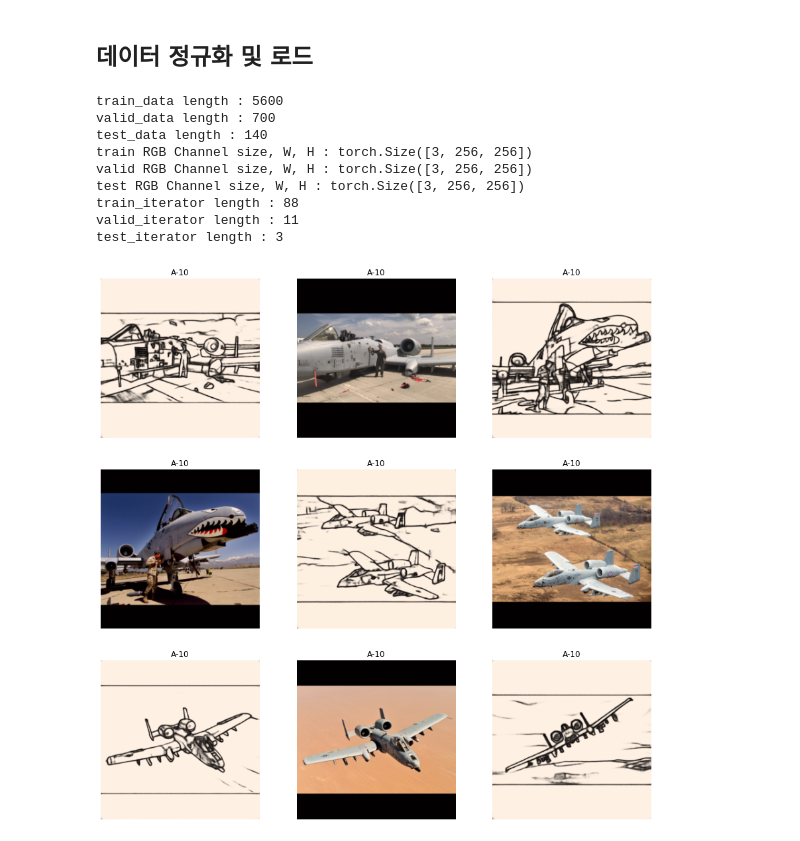
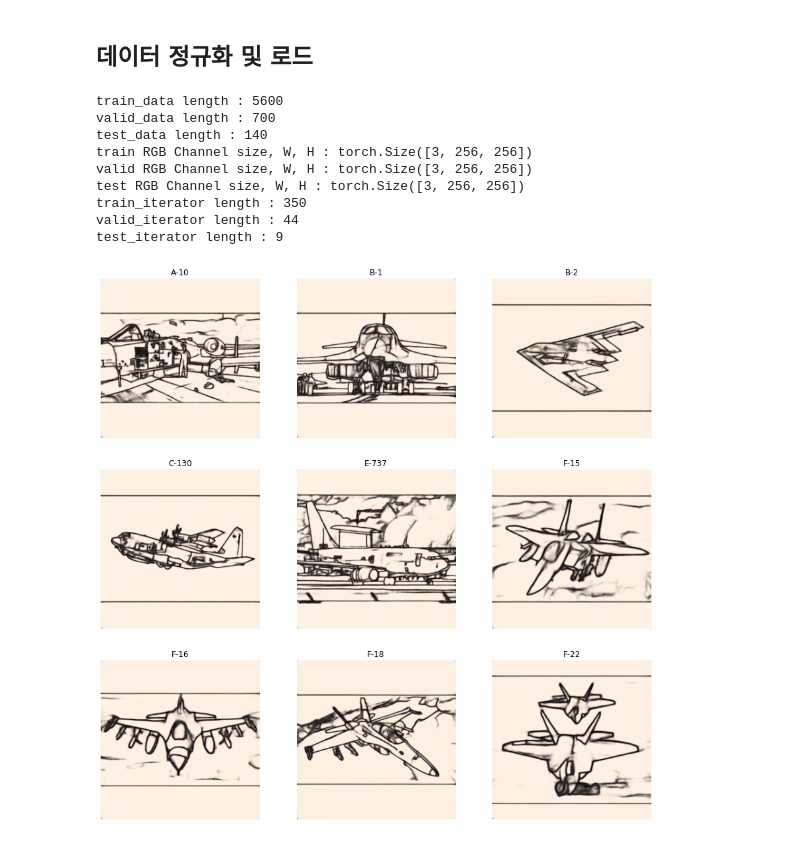
Before and after one commit to chanwoo522/Hackathon, a Jupyter notebook: [GPU]Aug_Color_Mil_Aircraft_Image_Resnet_Classification.ipynb, the cells around one changed output. Saved outputs shown, nothing was run; the diff lists cells and outputs as text; code cells hidden in the pictures.

```diff
--- a/[GPU]Aug_Color_Mil_Aircraft_Image_Resnet_Classification.ipynb
+++ b/[GPU]Aug_Color_Mil_Aircraft_Image_Resnet_Classification.ipynb
@@ -86,7 +125,7 @@ Calculated stds: tensor([0.2961, 0.3103, 0.3303])
 # %%
 # Hyperparameter
 ## Dataload
-BATCH_SIZE = 64   # 16, 64, 128
+BATCH_SIZE = 16   # 16, 64, 128
 img_size = 256
 pretrained_means = pretrained_means
 pretrained_stds = pretrained_stds
@@ -124,38 +163,38 @@ def normalize_image(image):
     image_max = image.max()
     image.clamp_(min = image_min, max = image_max)
     image.add_(-image_min).div_(image_max - image_min + 1e-5)
     return image
 
 def plot_images(images, labels, classes, normalize = True):
     n_images = len(images)
     rows = int(np.sqrt(n_images))
     cols = int(np.sqrt(n_images))
     fig = plt.figure(figsize = (15, 15))
     for i in range(rows*cols):
         ax = fig.add_subplot(rows, cols, i+1)
         image = images[i]
         if normalize:
             image = normalize_image(image)
         ax.imshow(image.permute(1, 2, 0).cpu().numpy())
         label = classes[labels[i]]
         ax.set_title(label)
         ax.axis('off')
 
 N_IMAGES = 14
-images, labels = zip(*[(image, label) for image, label in [train_data[i] for i in range(N_IMAGES)]])
+images, labels = zip(*[(image, label) for image, label in [train_data[i*400] for i in range(N_IMAGES)]])
 classes = test_data.classes
 plot_images(images, labels, classes)
 # %% [output]
 train_data length : 5600
 valid_data length : 700
 test_data length : 140
 train RGB Channel size, W, H : torch.Size([3, 256, 256])
 valid RGB Channel size, W, H : torch.Size([3, 256, 256])
 test RGB Channel size, W, H : torch.Size([3, 256, 256])
-train_iterator length : 88
-valid_iterator length : 11
-test_iterator length : 3
+train_iterator length : 350
+valid_iterator length : 44
+test_iterator length : 9
-[figure, old version]
+[figure, new version]
 # %%
 def format_label(label):
     label = label.split('.')[-1]
```
Also changed, not shown: parts of 15 cells of this notebook.
